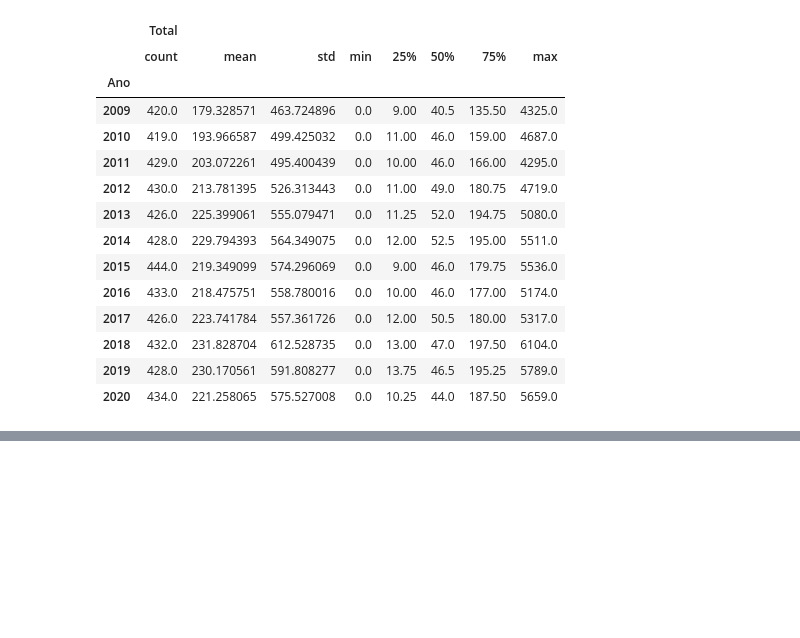
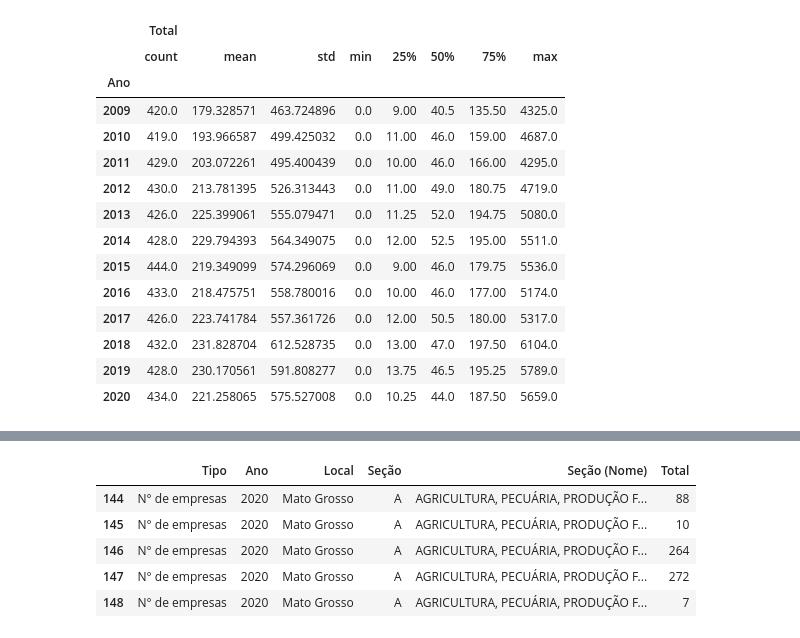
Before and after one commit to paulorobertolds/monograph, a Jupyter notebook: Setor_de_Serviços.ipynb, the cells around one changed output, grey strips where cells are left out. Saved outputs shown, nothing was run; the diff lists cells and outputs as text; code cells hidden in the pictures; blank space fills up the shorter version.

```diff
--- a/Setor_de_Serviços.ipynb
+++ b/Setor_de_Serviços.ipynb
@@ -173,0 +170,10 @@ empresas_Cuiaba.loc[(empresas_Cuiaba['Ano']==2020)].groupby('Seção (Nome)').de
+# %%
+empresas_MT = df.loc[(df['Local']=='Mato Grosso')&(df['Tipo'] == 'N° de empresas')]
+empresas_MT.head()
+# %% [output]
+|  | Tipo | Ano | Local | Seção | Seção (Nome) | Total |
+| 144 | N° de empresas | 2020 | Mato Grosso | A | AGRICULTURA, PECUÁRIA, PRODUÇÃO F... | 88 |
+| 145 | N° de empresas | 2020 | Mato Grosso | A | AGRICULTURA, PECUÁRIA, PRODUÇÃO F... | 10 |
+| 146 | N° de empresas | 2020 | Mato Grosso | A | AGRICULTURA, PECUÁRIA, PRODUÇÃO F... | 264 |
+| 147 | N° de empresas | 2020 | Mato Grosso | A | AGRICULTURA, PECUÁRIA, PRODUÇÃO F... | 272 |
+| 148 | N° de empresas | 2020 | Mato Grosso | A | AGRICULTURA, PECUÁRIA, PRODUÇÃO F... | 7 |
```
Also changed, not shown: parts of 5 cells of this notebook.
